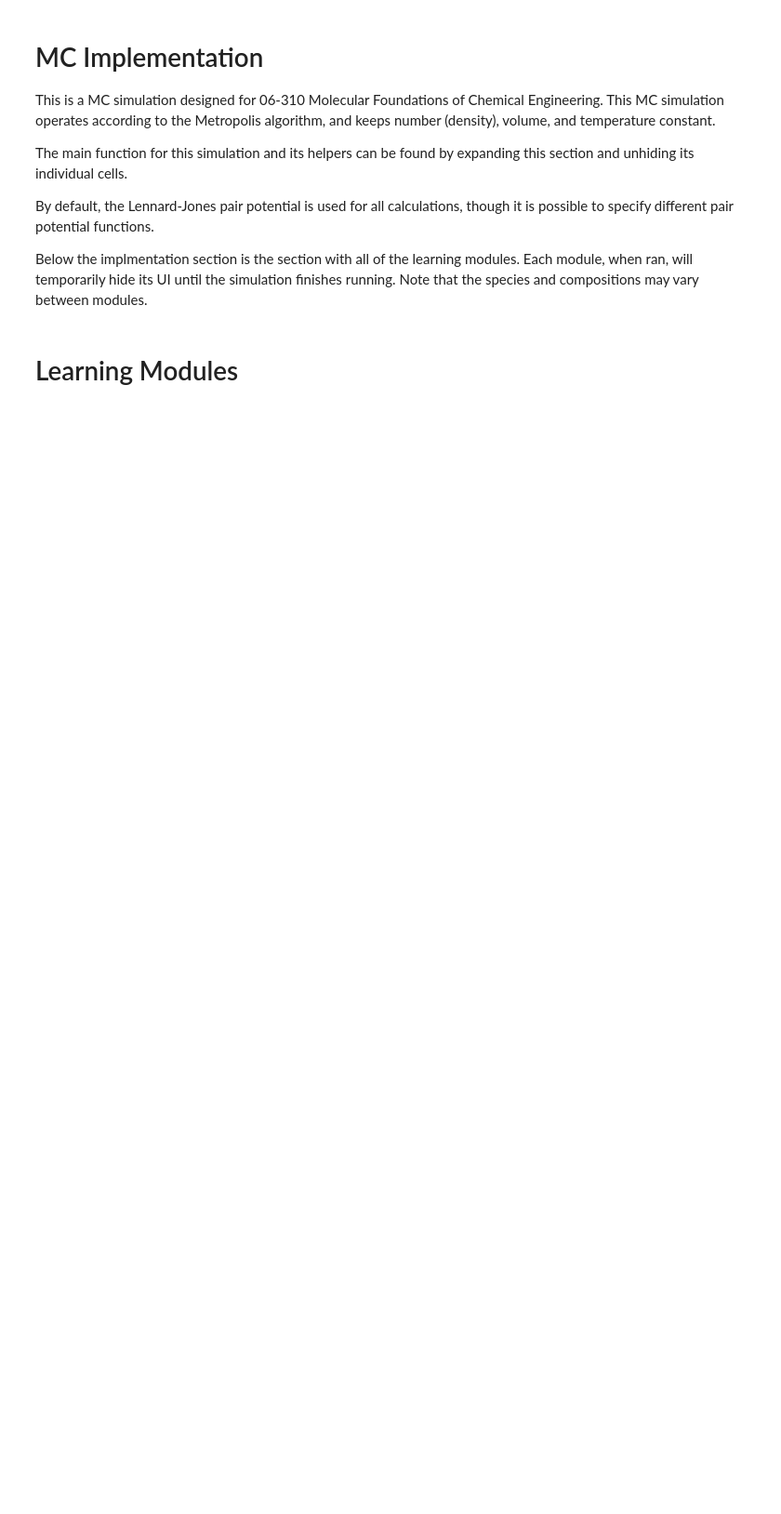
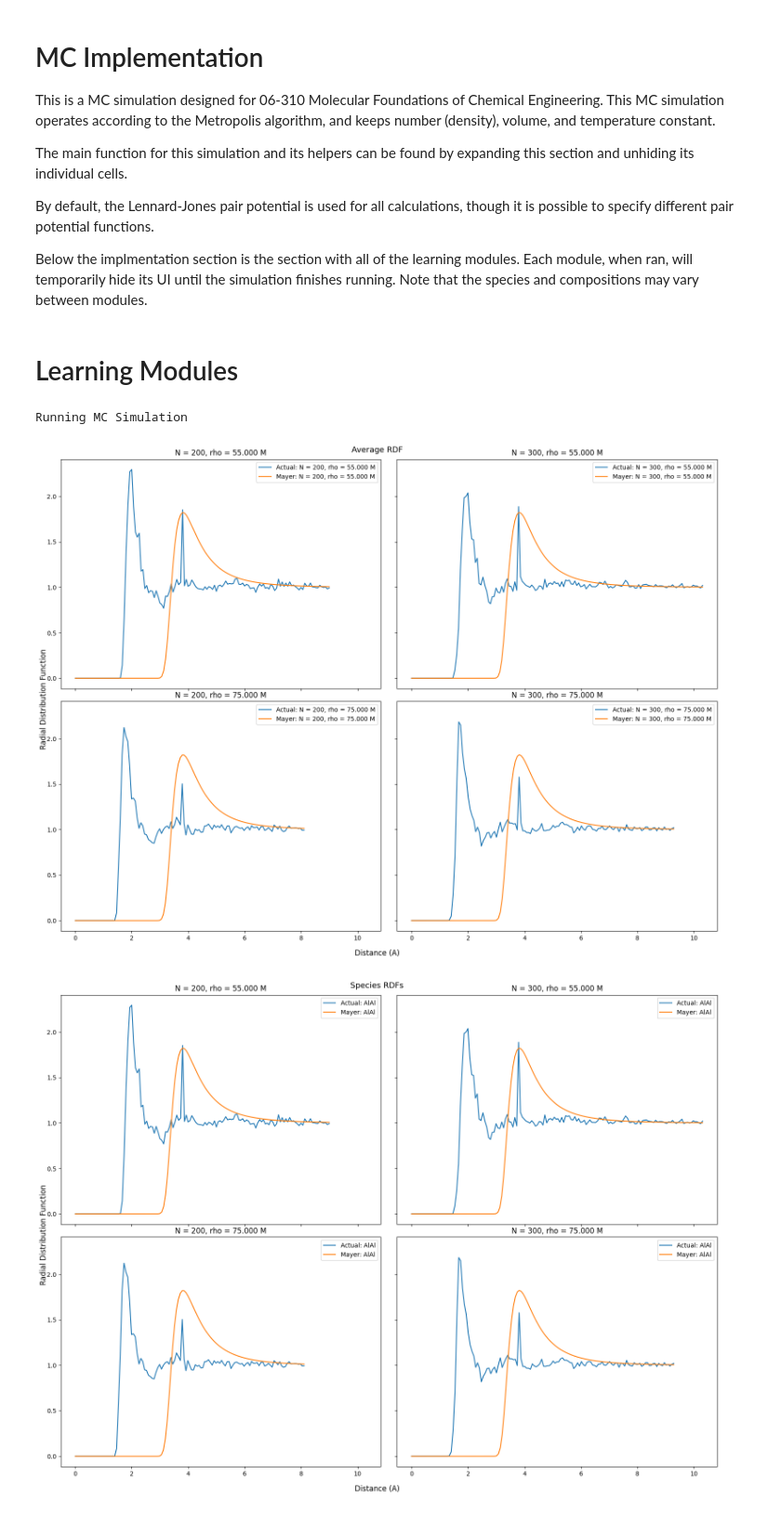
Before and after one commit to bzhuang2-create/SURF---MC-Simulation-for-Educational-Research, a Jupyter notebook: MC_Simulation.ipynb, the cells around one changed output. Shown at 93% size. Drawn from its saved outputs; the diff is of its cells as text; code cells hidden in the pictures; blank space fills up the shorter version.

```diff
--- a/MC_Simulation.ipynb
+++ b/MC_Simulation.ipynb
@@ -906,11 +1507,15 @@ def MC_main(density, no_atoms, species, iterations, temp,
 # %%
 # @title Module: Effect of Density and Number of Atoms on RDF Shape
 
-fraction_list = [('Au', 0.5), ('C', 0.5)]
+#fraction_list = [(Aluminium_Trimer, .99, 'Molecule'), ('Ar', 0.01, 'Atom')]
+fraction_list = [(Aluminium_Trimer, 1, 'Molecule')]
 
 '''
 A wrapper function for the button. Runs the MC simulation according to what is inside of the function and loops
 '''
+
+from line_profiler import LineProfiler
+
 def run_MC(null_filler = None):
   clear_output()
   print("Running MC Simulation")
@@ -919,48 +1524,59 @@ def run_MC(null_filler = None):
   for i in range(len(Ns)):
     Ns[i] = int(Ns[i])
 
-  rhos = np.linspace(rho_slider.value[0], rho_slider.value[1], rho_sweep_slider.value)
+  rho_lower = rho_slider.value[0]
+  rho_upper = rho_slider.value[1]
+  rho_sweep = rho_sweep_slider.value
+  rhos_raw = np.linspace(rho_lower, rho_upper, rho_sweep) # mols / L
+  rhos_simulation_units = []
+  for i in range(len(rhos_raw)):
+    rhos_simulation_units.append(rhos_raw[i] * 6.022e23 * 1000 * 1e-30)
+
   temperature = temp_slider.value
 
   niterations = iteration_slider.value[1]
   nwarmup = iteration_slider.value[0]
 
-  fig2, axs2 = plt.subplots(len(rhos), len(Ns), figsize=(16, 12), sharex=True, sharey=True)
-  fig2.suptitle('Manual RDF', fontsize=18)
+  fig2, axs2 = plt.subplots(len(rhos_simulation_units), len(Ns), figsize = (16, 12), sharex = True, sharey = True)
+  fig2.suptitle('Average RDF', fontsize = 13)
   fig2.supxlabel('Distance (A)')
   fig2.supylabel('Radial Distribution Function')
+  plt.tight_layout()
 
-  fig3, axs3 = plt.subplots(len(rhos), len(Ns), figsize=(16, 12), sharex=True, sharey=True)
-  fig3.suptitle('Species RDFs', fontsize=18)
+  fig3, axs3 = plt.subplots(len(rhos_simulation_units), len(Ns), figsize = (16, 12), sharex = True, sharey = True)
+  fig3.suptitle('Species RDFs', fontsize = 13)
   fig3.supxlabel('Distance (A)')
   fig3.supylabel('Radial Distribution Function')
-
-  for i in (range(len(rhos))):
+  plt.tight_layout()
+  for i in (range(len(rhos_simulation_units))):
     for j in range(len(Ns)):
-      rho = rhos[i]
+      rho = rhos_simulation_units[i]
+      rho_normal_unit = rho / 6.022e23 / 1000 * 1e30
       N = int(Ns[j])
 
-      total = N
-
-      Result = MC_main(rho, total, fraction_list, niterations, temperature, params = LJ_avg_array, n_warmup = nwarmup)
-      MC, RDF, manual_RDF, species_RDFs, R_bins, no_bins, heat_capacity, pressure, move_accepted_array = Result
+      Result = MC_main(rho, N, fraction_list, niterations, temperature,
+                       energy = lennard_jones, energy_derivative = lennard_jones_derivative, params = LJ_avg_array, n_warmup = nwarmup)
+      MC, RDF, R_bins, no_bins, heat_capacity, pressure, move_accepted_array = Result
+      ASE_RDF, manual_RDF, species_RDF_names, species_RDFs, mayer_total_RDF, mayer_species_RDFs = RDF
 
       ax_m = axs2[i, j]
-      ax_m.plot(R_bins, manual_RDF, label = f"N = {N}, rho = {rho}")
-      ax_m.set_title(f"N = {N}, rho = {rho}")
+      ax_m.plot(R_bins, manual_RDF, label = f"Actual: N = {N}, rho = {rho_normal_unit:.3f} M")
+      ax_m.plot(R_bins, mayer_total_RDF, label = f"Mayer: N = {N}, rho = {rho_normal_unit:.3f} M")
+      ax_m.legend()
+      ax_m.set_title(f"N = {N}, rho = {rho_normal_unit:.3f} M")
       ax_m.autoscale(enable = True, axis = 'both', tight = False)
 
       ax_s = axs3[i, j]
       for a in range (len(fraction_list)):
         for b in range(a, len(fraction_list)):
           index = cantor_pair(a, b)
-          ax_s.plot(R_bins, species_RDFs[index], label = f"{fraction_list[a][0]}{fraction_list[b][0]}")
+          ax_s.plot(R_bins, species_RDFs[index], label = f"Actual: {species_RDF_names[cantor_pair(a, b)]}")
+          ax_s.plot(R_bins, mayer_species_RDFs[index], label = f"Mayer: {species_RDF_names[cantor_pair(a, b)]}")
 
-      ax_s.set_title(f"N = {N}, rho = {rho}")
+      ax_s.set_title(f"N = {N}, rho = {rho_normal_unit:.3f} M")
       ax_s.autoscale(enable = True, axis = 'both', tight = False)
       ax_s.legend()
 
-  plt.tight_layout()
   plt.show()
   rebuild_objects()
 
@@ -969,20 +1585,20 @@ width = '400px'
 button_layout = Layout(width = width)
 
 N_slider = widgets.IntRangeSlider(
-    value = [256, 1024],        # initial range [min_selected, max_selected]
-    min = 128,               # minimum possible value
-    max = 2048,              # maximum possible value
-    step = 32,
+    value = [200, 300],        # initial range [min_selected, max_selected]
+    min = 200,               # minimum possible value
+    max = 2000,              # maximum possible value
+    step = 100,
     description = 'Atoms:',
     style = style,
     layout = Layout(width = width)
 )
 
 rho_slider = widgets.FloatRangeSlider(
-    value = [0.41, 0.82],        # initial range [min_selected, max_selected]
-    min = 0.01,               # minimum possible value
-    max = 1,                  # maximum possible value
-    step = 0.01,
+    value = [55, 75],        # initial range [min_selected, max_selected]
+    min = 1,               # minimum possible value
+    max = 100,                  # maximum possible value
+    step = 1,
     description = 'Density:',
     style = style,
     layout = Layout(width = width)
@@ -991,7 +1607,7 @@ rho_slider = widgets.FloatRangeSlider(
 atom_sweep_slider = widgets.IntSlider(
     value = 2,
     min = 2,
-    max = 5,
+    max = 4,
     step = 1,
     description = 'Atom Sweep:',
     disabled = False,
@@ -1006,7 +1622,7 @@ atom_sweep_slider = widgets.IntSlider(
 rho_sweep_slider = widgets.IntSlider(
     value = 2,
     min = 2,
-    max = 5,
+    max = 4,
     step = 1,
     description = 'Density Sweep:',
     disabled = False,
@@ -1021,7 +1637,7 @@ rho_sweep_slider = widgets.IntSlider(
 temp_slider = widgets.IntSlider(
     value = 200,
     min = 0,
-    max = 400,
+    max = 600,
     step = 10,
     description = 'Temperature:',
     disabled = False,
@@ -1032,31 +1648,35 @@ temp_slider = widgets.IntSlider(
     style = style,
     layout = Layout(width = width)
 )
 
 iteration_slider = widgets.IntRangeSlider(
-    value = [1e5, 2e5],        # initial range [min_selected, max_selected]
+    value = [0e5, 1e5],        # initial range [min_selected, max_selected]
     min = 1e5,               # minimum possible value
     max = 1e7,              # maximum possible value
     step = 1e5,
     description = 'Iterations:',
     readout_format = '.1e',
     style = style,
     layout = Layout(width = width)
 )
 
 def rebuild_objects():
   display(button)
   display(N_slider)
   display(atom_sweep_slider)
   display(rho_slider)
   display(rho_sweep_slider)
   display(temp_slider)
   display(iteration_slider)
 
 '''
 Creates a button and assigns it to run the MC simulation when clicked
 '''
 button = widgets.Button(description = 'Run MC Simulation', disabled = False, button_style = '', tooltip = 'Run MC Simulation', icon = 'check', layout = button_layout)
 button.on_click(run_MC)
 
 rebuild_objects()
+# %% [output]
+Running MC Simulation
+[figure, added]
+[figure, added]
```
Also changed, not shown: parts of 29 cells of this notebook.
